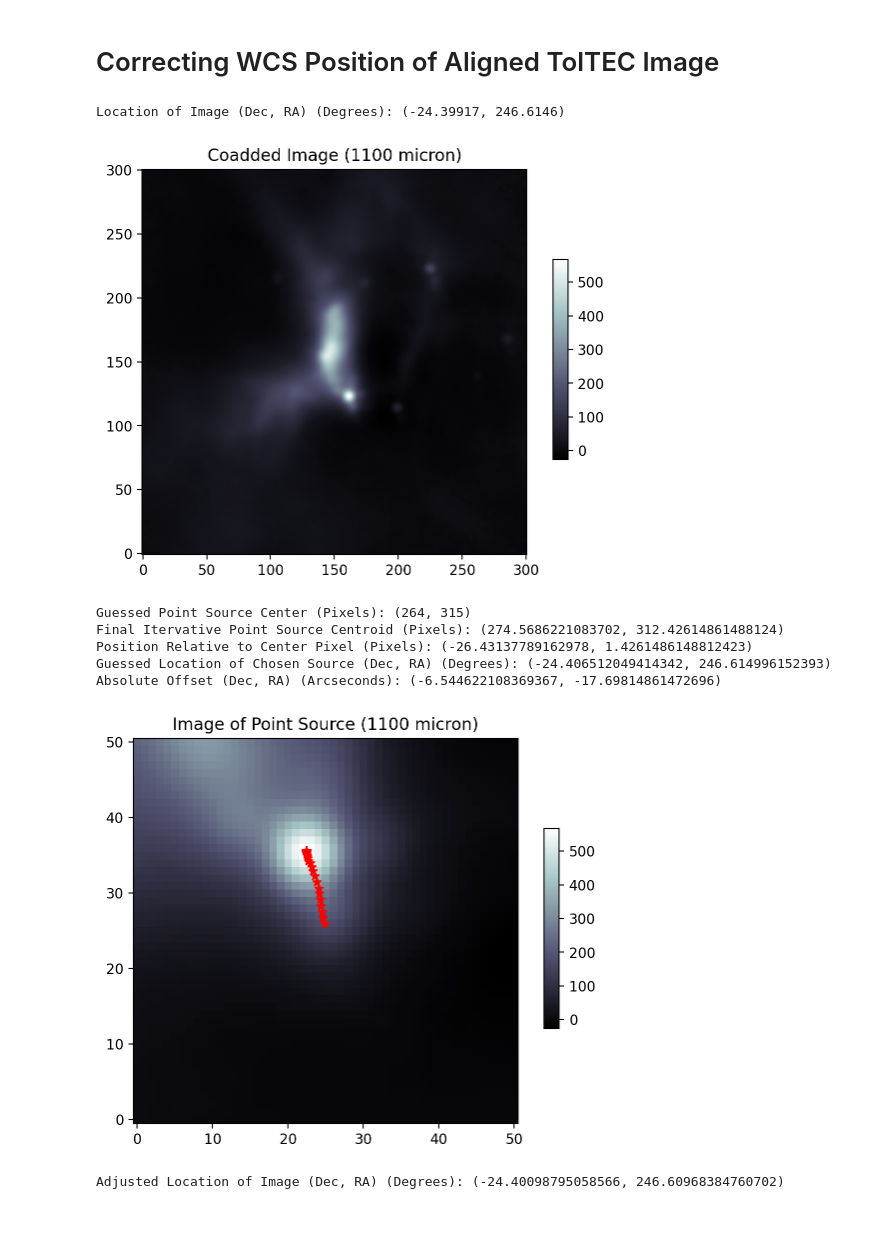
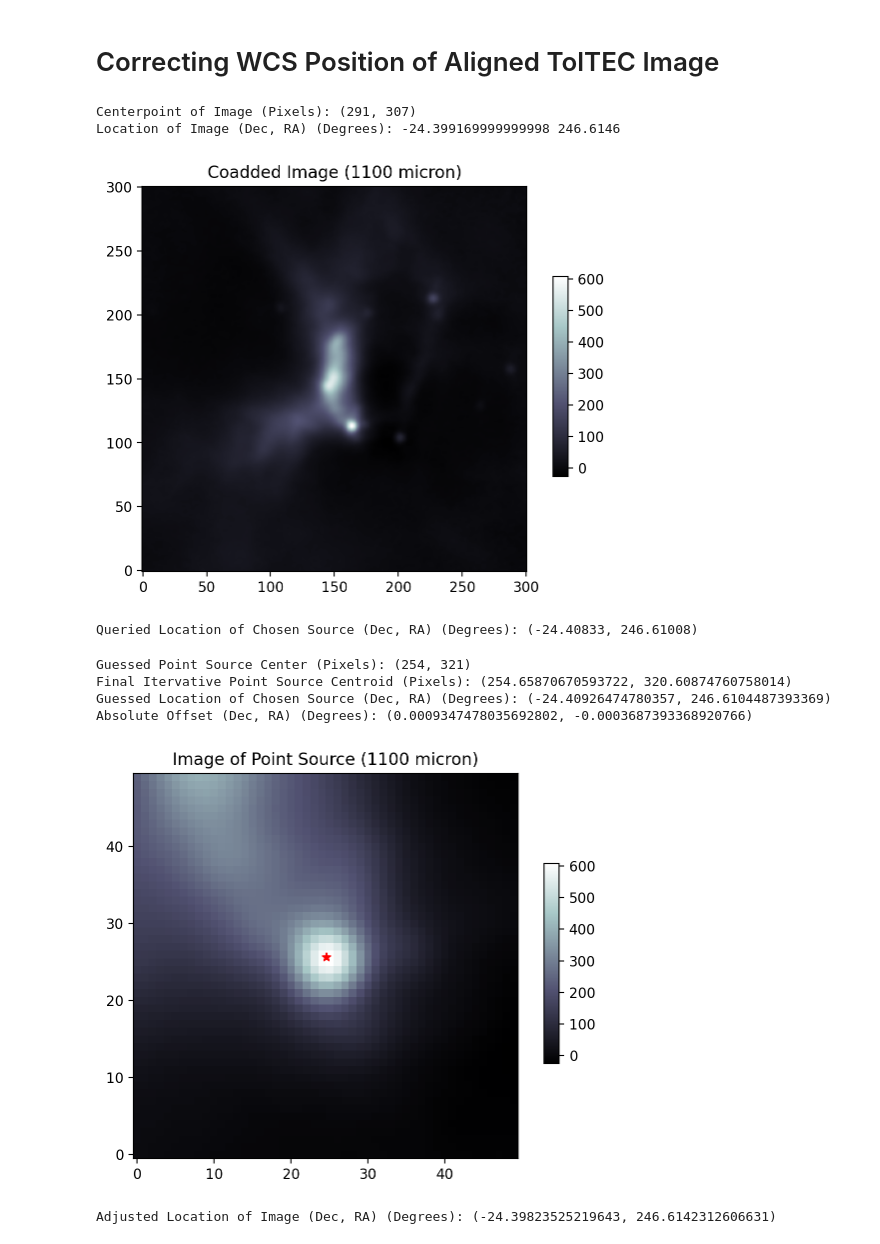
Before and after one commit to maxjm24/TolTEC_pointing, a Jupyter notebook: correct_position.ipynb, the cells around one changed output. Drawn from its saved outputs; the diff is of its cells as text; code cells hidden in the pictures.

```diff
--- a/correct_position.ipynb
+++ b/correct_position.ipynb
@@ -11,6 +12,6 @@ from photutils.centroids import centroid_com
 from offset_functions import absolute_pointing_offset
 # %%
-redu_num = '62' # Reduction number of the aligned coadded image
+redu_num = '66' # Reduction number of the aligned coadded image
 wav = '1100' # Desired wavelength in microns
 ang_res = 5 # Angular resolution of observation in arcseconds (5 for 1100, 6.3 for 1400, and 9.5 for 2000)
 crop = 150 # How much of the edge to crop out, necessary due to artifacts
@@ -22,9 +23,12 @@ data, header = fits.getdata('./redu' + redu_num + '/coadded/raw/toltec_commissio
 
 # Finds the center pixel of the image
 coadd_center = (int(header['CRPIX2']), int(header['CRPIX1']))
+print(f'Centerpoint of Image (Pixels): {coadd_center}')
+
 # Finds the RA/DEC WCS location of the center pixel
-ref_dec, ref_ra = header['CRVAL2']*3600, header['CRVAL1']*3600
-print(f'Location of Image (Dec, RA) (Degrees): {(ref_dec/3600, ref_ra/3600)}')
+wcs = WCS(header)
+ref_ra, ref_dec, _, _ = wcs.wcs_pix2world(coadd_center[1], coadd_center[0], 1, 1, 1)
+print(f'Location of Image (Dec, RA) (Degrees): {"{0} {1}".format(ref_dec, ref_ra)}')
 
 # Crops the image as specified above
 coadd_y_min, coadd_y_max = coadd_center[0]-crop-1+y_push, coadd_center[0]+crop+y_push
@@ -39,33 +43,36 @@ im = ax.imshow(offset_coadd_img, cmap='bone', origin='lower')
 ax.set_title(f'Coadded Image ({wav} micron)')
 fig.colorbar(im, ax=ax, cax=fig.add_axes([0.95, 0.3, 0.03, 0.4]));
 # %% [output]
-Location of Image (Dec, RA) (Degrees): (-24.39917, 246.6146)
+Centerpoint of Image (Pixels): (291, 307)
+Location of Image (Dec, RA) (Degrees): -24.399169999999998 246.6146
-[figure, old version]
+[figure, new version]
 # %%
 # Accurate RA/DEC WCS position of VLA 1623-243 as queried from Simbad
 source_dec = -24.40833
 source_ra = 246.61008
+print(f'Queried Location of Chosen Source (Dec, RA) (Degrees): ({source_dec}, {source_ra})')
 # Guess for the (y, x) pixel center of a point source in offset_coadd_img, in this case VLA 1623-243
 source_center_guess = (113, 164)
 img_width = 50 # Pixel width of image centered on point source
+# %% [output]
+Queried Location of Chosen Source (Dec, RA) (Degrees): (-24.40833, 246.61008)
 # %%
 # Look at offset_functions.py for more info on absolute_pointing_offset
-absolute_offset = absolute_pointing_offset(offset_coadd_img, coadd_center, ref_dec, ref_ra, source_center_guess,
-                                           source_dec, source_ra, img_width, ang_res, wav, crop, n_iter, x_push, y_push)
+absolute_offset = absolute_pointing_offset(offset_coadd_img, coadd_center, wcs, source_center_guess,
+                                           source_dec, source_ra, img_width, ang_res, wav, n_iter)
 # %% [output]
-Guessed Point Source Center (Pixels): (264, 315)
-Final Itervative Point Source Centroid (Pixels): (274.5686221083702, 312.42614861488124)
-Position Relative to Center Pixel (Pixels): (-26.43137789162978, 1.4261486148812423)
-Guessed Location of Chosen Source (Dec, RA) (Degrees): (-24.406512049414342, 246.614996152393)
-Absolute Offset (Dec, RA) (Arcseconds): (-6.544622108369367, -17.69814861472696)
+Guessed Point Source Center (Pixels): (254, 321)
+Final Itervative Point Source Centroid (Pixels): (254.65870670593722, 320.60874760758014)
+Guessed Location of Chosen Source (Dec, RA) (Degrees): (-24.40926474780357, 246.6104487393369)
+Absolute Offset (Dec, RA) (Degrees): (0.0009347478035692802, -0.0003687393368920766)
-[figure, old version]
+[figure, new version]
 # %%
 # Updates location values in the file header to account for the discovered offset
-header['CRVAL1'] = header['CRVAL1'] + float(absolute_offset[0])/3600
-header['CRVAL2'] = header['CRVAL2'] + float(absolute_offset[1])/3600
+header['CRVAL1'] = float(ref_ra) + float(absolute_offset[0])
+header['CRVAL2'] = float(ref_dec) + float(absolute_offset[1])
 print(f'Adjusted Location of Image (Dec, RA) (Degrees): {(header["CRVAL2"], header["CRVAL1"])}')
 # %% [output]
-Adjusted Location of Image (Dec, RA) (Degrees): (-24.40098795058566, 246.60968384760702)
+Adjusted Location of Image (Dec, RA) (Degrees): (-24.39823525219643, 246.6142312606631)
 # %%
 # Writes the position-corrected file into the same folder, with the addition of '_centered' to differentiate it from the previous file
 fits.writeto('./redu' + redu_num + '/coadded/raw/toltec_commissioning_a' + wav + '_citlali_centered.fits', data, header, overwrite=True)
```
Also changed, not shown: parts of 1 cell of this notebook, 2 other files.
